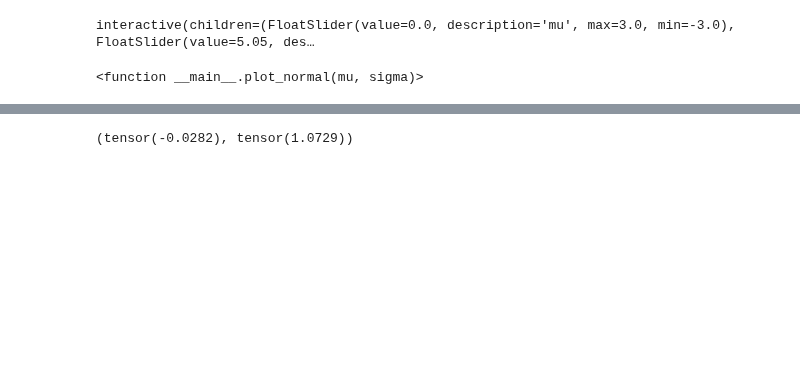
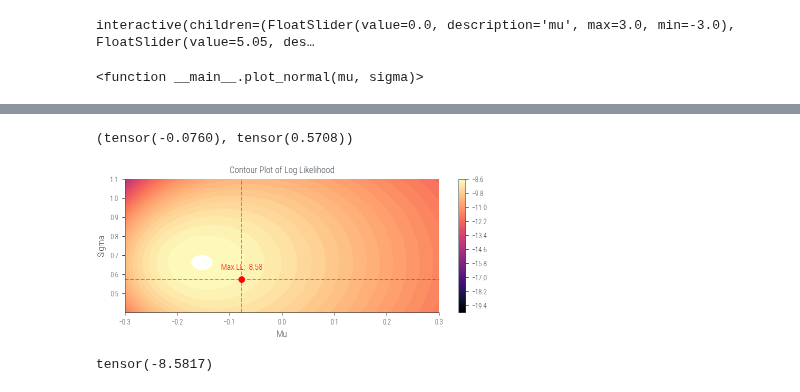
Before and after one commit to nipunbatra/pml-teaching, a Jupyter notebook: notebooks/mle-univariate.ipynb, the cells around one changed output, grey strips where cells are left out. Saved outputs shown, nothing was run; the diff lists cells and outputs as text; code cells hidden in the pictures; blank space fills up the shorter version.

```diff
--- a/notebooks/mle-univariate.ipynb
+++ b/notebooks/mle-univariate.ipynb
@@ -350,4 +355,15 @@ plt.show()
 # %%
-samples.mean(), samples.std()
+samples.mean(), samples.std(correction=0)
 # %% [output]
-(tensor(-0.0282), tensor(1.0729))
+(tensor(-0.0760), tensor(0.5708))
+# %%
+mus = torch.linspace(-0.3, 0.3, 200)
+sigmas = torch.linspace(0.4, 1.1, 200)
+lls = get_lls(mus, sigmas)
+plot_lls(mus, sigmas, lls)
+# %% [output]
+[figure, added]
+# %%
+lls.max()
+# %% [output]
+tensor(-8.5817)
```
Also changed, not shown: parts of 7 cells of this notebook.
